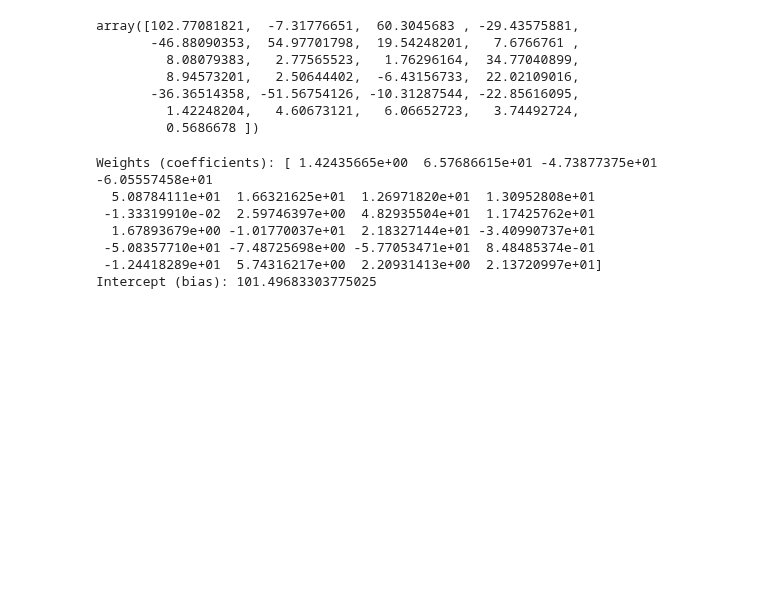
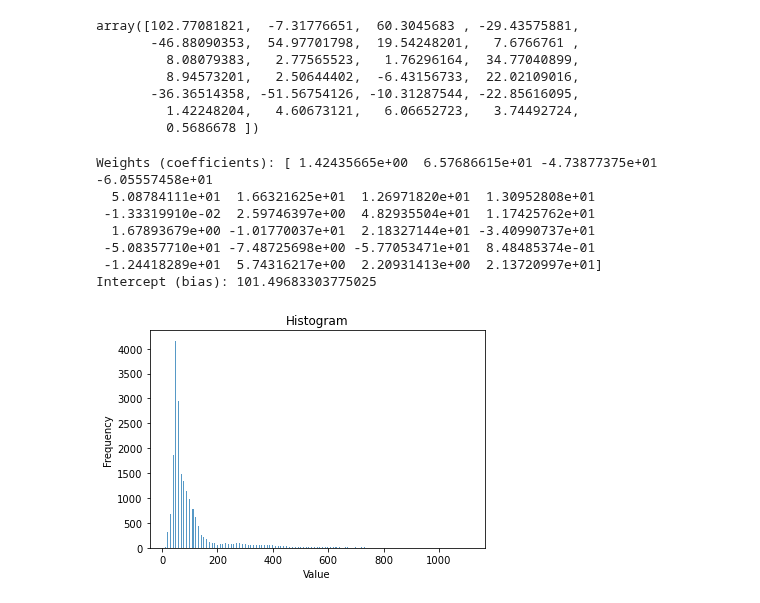
Before and after one commit to wanjulek/ML-Regression-Project, a Jupyter notebook: Main.ipynb, the cells around one changed output. Cells and saved outputs as stored; diff of their text form; code cells hidden in the pictures; blank space fills up the shorter version.

Commit message:
Added histogram and ideas for classes

```diff
--- a/Main.ipynb
+++ b/Main.ipynb
@@ -442,3 +452,18 @@ def normalized_X(X):
 # %%
 # Implement a predict method
 # Gridsearch
+# %%
+import matplotlib.pyplot as plt
+
+# Create a histogram
+plt.hist(y, bins='auto', alpha=0.75)
+
+# Set labels and title
+plt.xlabel('Value')
+plt.ylabel('Frequency')
+plt.title('Histogram')
+
+# Show the plot
+plt.show()
+# %% [output]
+[figure, added]
```
Also changed, not shown: parts of 2 cells of this notebook.
